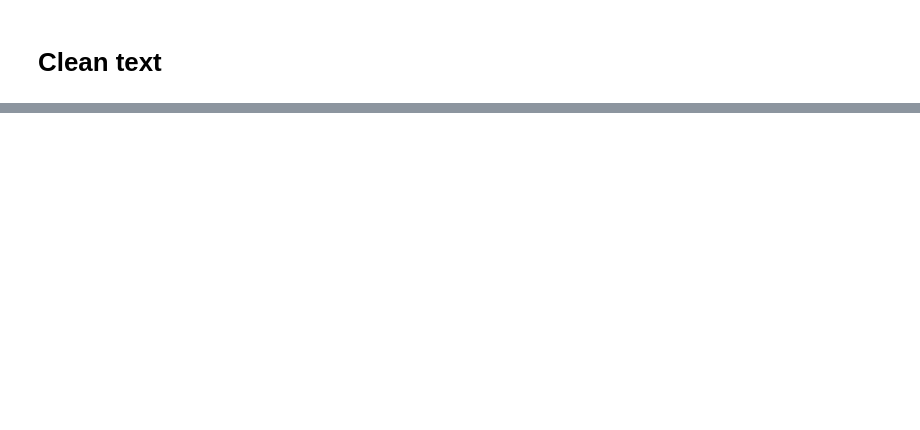
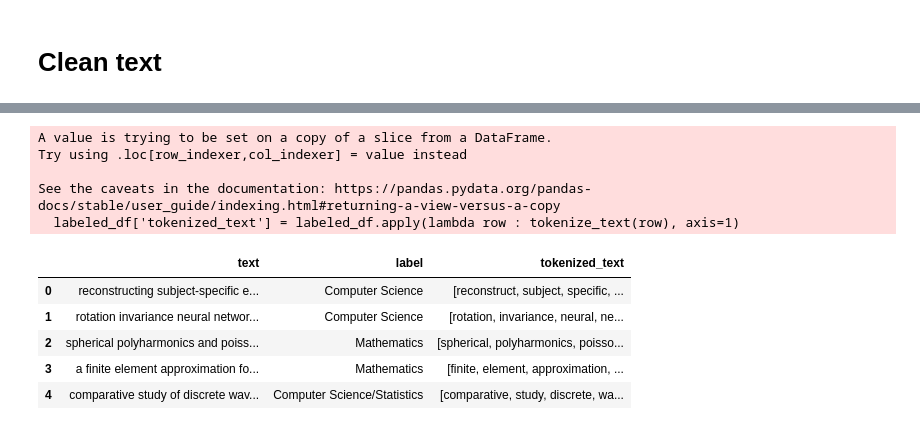
Before and after one commit to soohyunnie/research_article_multi_labeling_using_NLP, a Jupyter notebook: work.ipynb, the cells around one changed output, grey strips where cells are left out. Saved outputs shown, nothing was run; the diff lists cells and outputs as text; code cells hidden in the pictures; blank space fills up the shorter version.

```diff
--- a/work.ipynb
+++ b/work.ipynb
@@ -98,0 +131,2 @@ labeled_df.head()
+# %%
+labeled_df['text'] = labeled_df['text'].str.replace('  ', ' ')
@@ -102,0 +150,15 @@ labeled_df['text'][0]
+# %%
+def get_wordnet_pos(treebank_tag):
+    '''
+    Translate nltk POS to wordnet tags
+    '''
+    if treebank_tag.startswith('J'):
+        return wordnet.ADJ
+    elif treebank_tag.startswith('V'):
+        return wordnet.VERB
+    elif treebank_tag.startswith('N'):
+        return wordnet.NOUN
+    elif treebank_tag.startswith('R'):
+        return wordnet.ADV
+    else:
+        return wordnet.NOUN
@@ -103 +183,18 @@ labeled_df['text'][0]
+# %%
+labeled_df['tokenized_text'] = labeled_df.apply(lambda row : tokenize_text(row), axis=1)
+# %% [output]
+A value is trying to be set on a copy of a slice from a DataFrame.
+Try using .loc[row_indexer,col_indexer] = value instead
+
+See the caveats in the documentation: https://pandas.pydata.org/pandas-docs/stable/user_guide/indexing.html#returning-a-view-versus-a-copy
+  labeled_df['tokenized_text'] = labeled_df.apply(lambda row : tokenize_text(row), axis=1)
+# %%
+labeled_df.head()
+# %% [output]
+|  | text | label | tokenized_text |
+| 0 | reconstructing subject-specific e... | Computer Science | [reconstruct, subject, specific, ... |
+| 1 | rotation invariance neural networ... | Computer Science | [rotation, invariance, neural, ne... |
+| 2 | spherical polyharmonics and poiss... | Mathematics | [spherical, polyharmonics, poisso... |
+| 3 | a finite element approximation fo... | Mathematics | [finite, element, approximation, ... |
+| 4 | comparative study of discrete wav... | Computer Science/Statistics | [comparative, study, discrete, wa... |
 # %%
```
Also changed, not shown: parts of 11 cells of this notebook.
